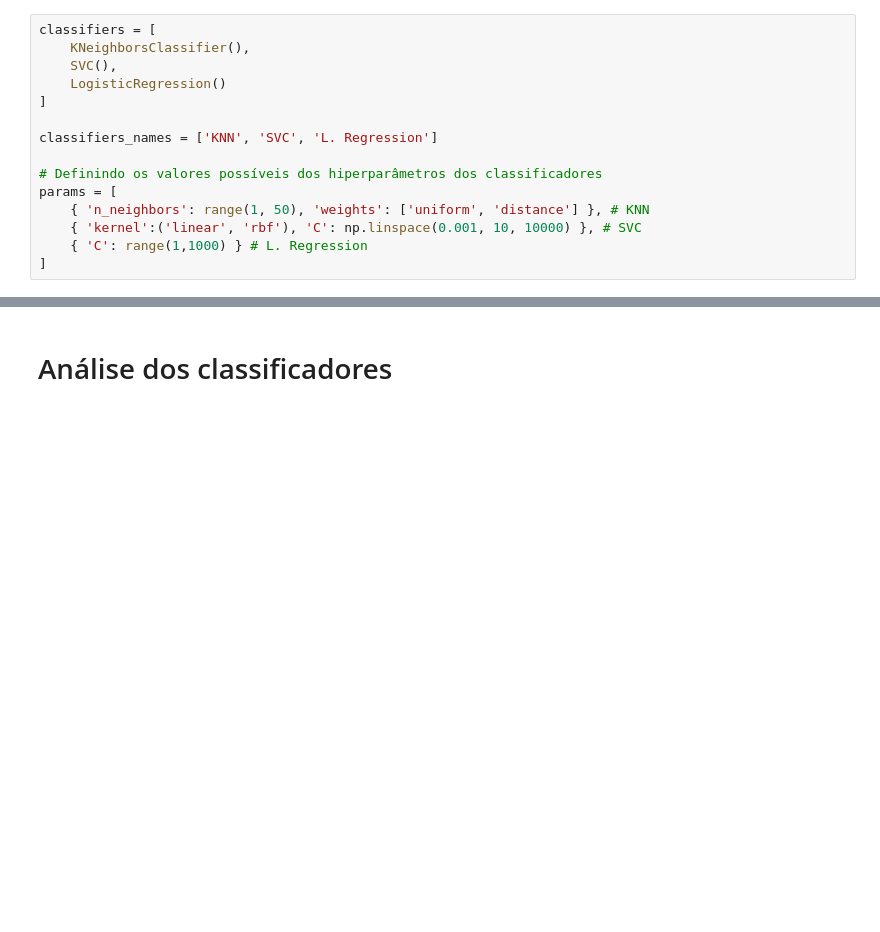
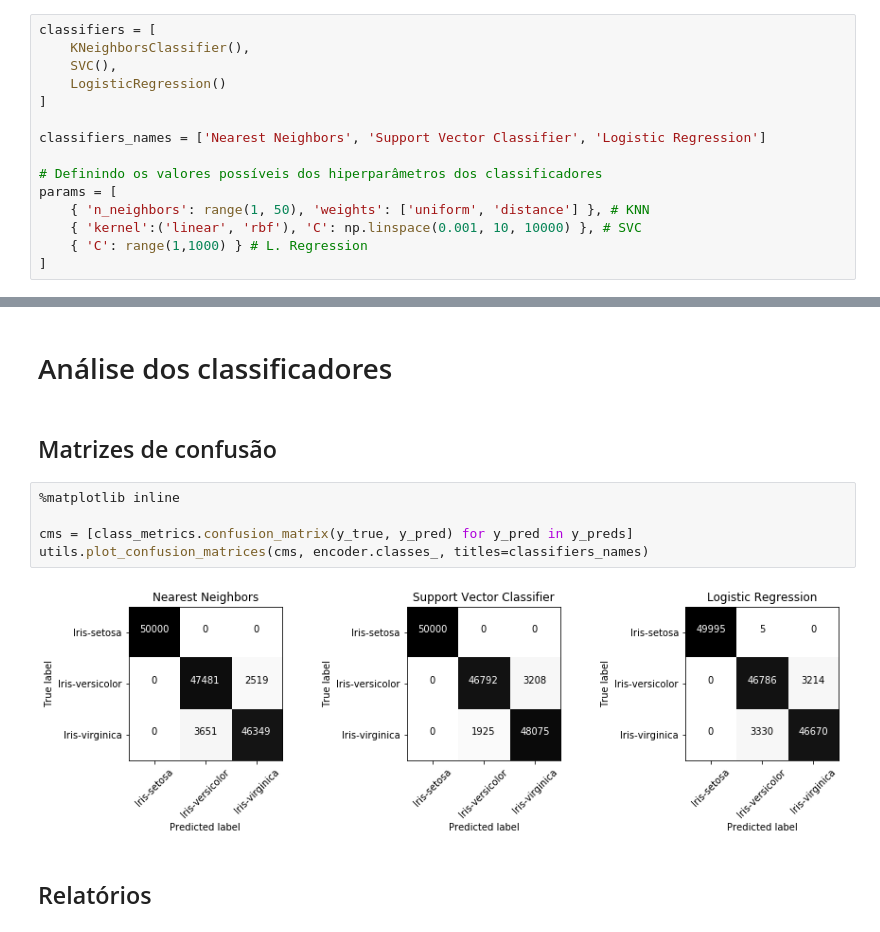
Before and after one commit to cristianokiu/desafio_datascience_intelivix_dez2016, a Jupyter notebook: Basico.ipynb, the cells around one changed output, grey strips where cells are left out. Cells and saved outputs as stored; diff of their text form; blank space fills up the shorter version.

Commit message:
Add confusion matrix plots

```diff
--- a/Basico.ipynb
+++ b/Basico.ipynb
@@ -70,7 +70,7 @@ classifiers = [
     LogisticRegression()
 ]
 
-classifiers_names = ['KNN', 'SVC', 'L. Regression']
+classifiers_names = ['Nearest Neighbors', 'Support Vector Classifier', 'Logistic Regression']
 
 # Definindo os valores possíveis dos hiperparâmetros dos classificadores
 params = [
@@ -131,6 +131,17 @@ def massive_training(classifiers, X, y, n_splits=3, n_repeats=10):
 y_true, y_preds = massive_training(classifiers, X, y, n_repeats=1000)
 # %% [markdown]
 # Análise dos classificadores
+# %% [markdown]
+## Matrizes de confusão
+# %%
+%matplotlib inline
+
+cms = [class_metrics.confusion_matrix(y_true, y_pred) for y_pred in y_preds]
+utils.plot_confusion_matrices(cms, encoder.classes_, titles=classifiers_names)
+# %% [output]
+[figure, added]
+# %% [markdown]
+## Relatórios
 # %%
 for c_name, y_pred in zip(classifiers_names, y_preds):
     print('*** {0}: {1:.2%} ***'.
```
Also changed, not shown: parts of 4 cells of this notebook.
